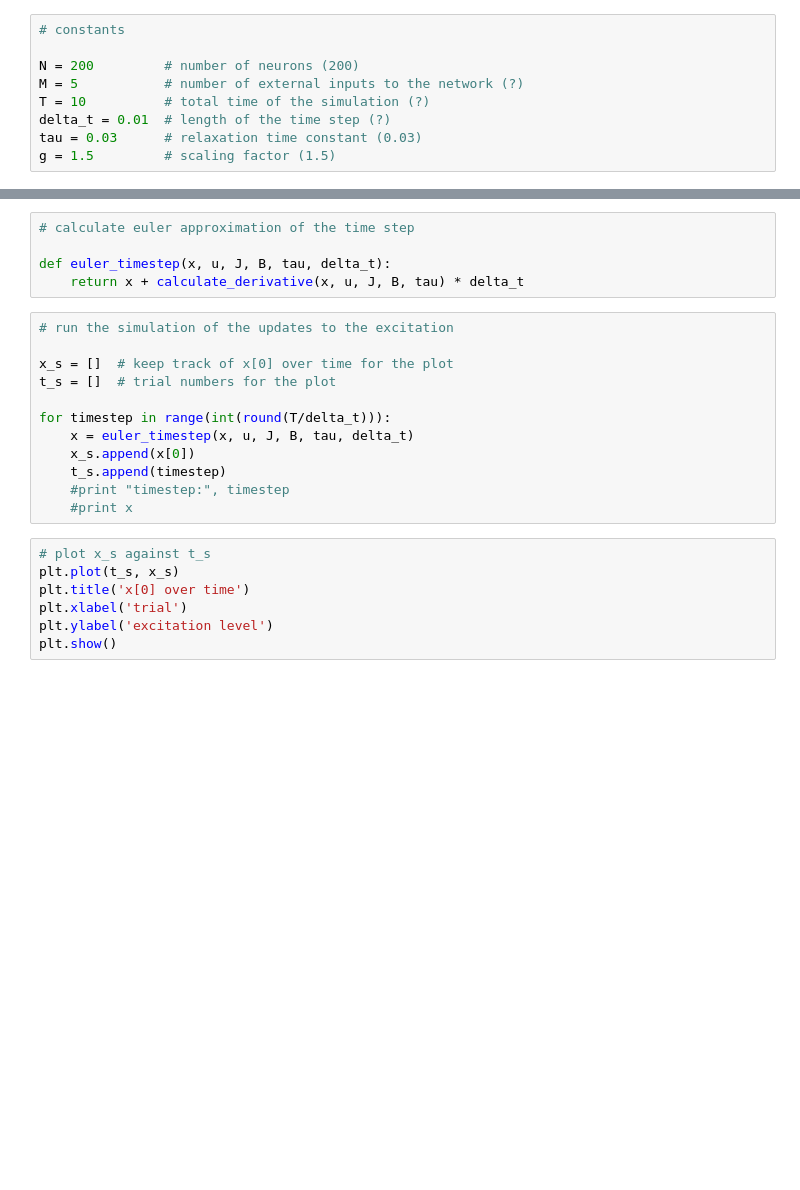
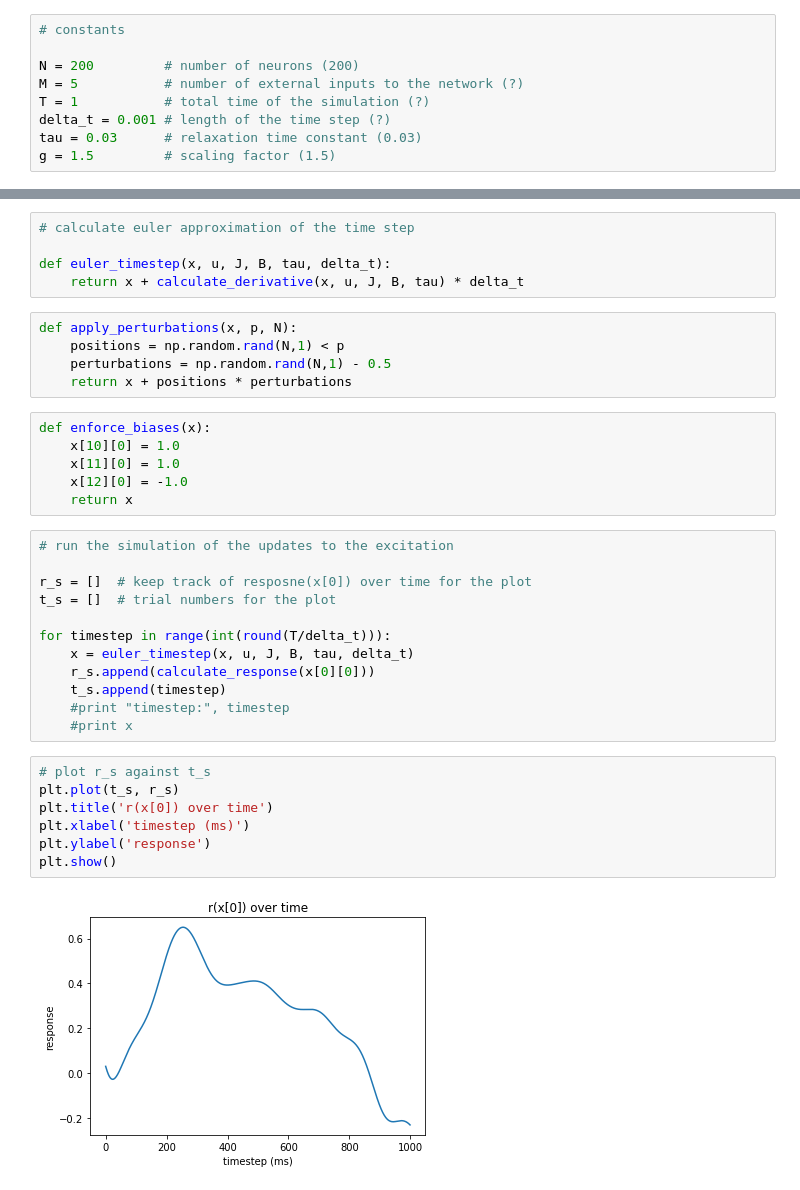
Before and after one commit to awhampton/math510, a Jupyter notebook: math510_project.ipynb, the cells around one changed output, grey strips where cells are left out. Saved outputs shown, nothing was run; the diff lists cells and outputs as text; blank space fills up the shorter version.

```diff
--- a/math510_project.ipynb
+++ b/math510_project.ipynb
@@ -8,8 +8,8 @@ import matplotlib.pyplot as plt
 
 N = 200         # number of neurons (200)
 M = 5           # number of external inputs to the network (?)
-T = 10          # total time of the simulation (?)
-delta_t = 0.01  # length of the time step (?)
+T = 1           # total time of the simulation (?)
+delta_t = 0.001 # length of the time step (?)
 tau = 0.03      # relaxation time constant (0.03)
 g = 1.5         # scaling factor (1.5)
 # %%
@@ -44,23 +44,36 @@ def calculate_derivative(x, u, J, B, tau):
 
 def euler_timestep(x, u, J, B, tau, delta_t):
     return x + calculate_derivative(x, u, J, B, tau) * delta_t
+# %%
+def apply_perturbations(x, p, N):
+    positions = np.random.rand(N,1) < p
+    perturbations = np.random.rand(N,1) - 0.5
+    return x + positions * perturbations
+# %%
+def enforce_biases(x):
+    x[10][0] = 1.0
+    x[11][0] = 1.0
+    x[12][0] = -1.0
+    return x
 # %%
 # run the simulation of the updates to the excitation
 
-x_s = []  # keep track of x[0] over time for the plot
+r_s = []  # keep track of resposne(x[0]) over time for the plot
 t_s = []  # trial numbers for the plot
 
 for timestep in range(int(round(T/delta_t))):
     x = euler_timestep(x, u, J, B, tau, delta_t)
-    x_s.append(x[0])
+    r_s.append(calculate_response(x[0][0]))
     t_s.append(timestep)
     #print "timestep:", timestep
     #print x
 # %%
-# plot x_s against t_s
-plt.plot(t_s, x_s)
-plt.title('x[0] over time')
-plt.xlabel('trial')
-plt.ylabel('excitation level')
+# plot r_s against t_s
+plt.plot(t_s, r_s)
+plt.title('r(x[0]) over time')
+plt.xlabel('timestep (ms)')
+plt.ylabel('response')
 plt.show()
+# %% [output]
+[figure, added]
 # %%
```
Also changed, not shown: parts of 3 cells of this notebook.
